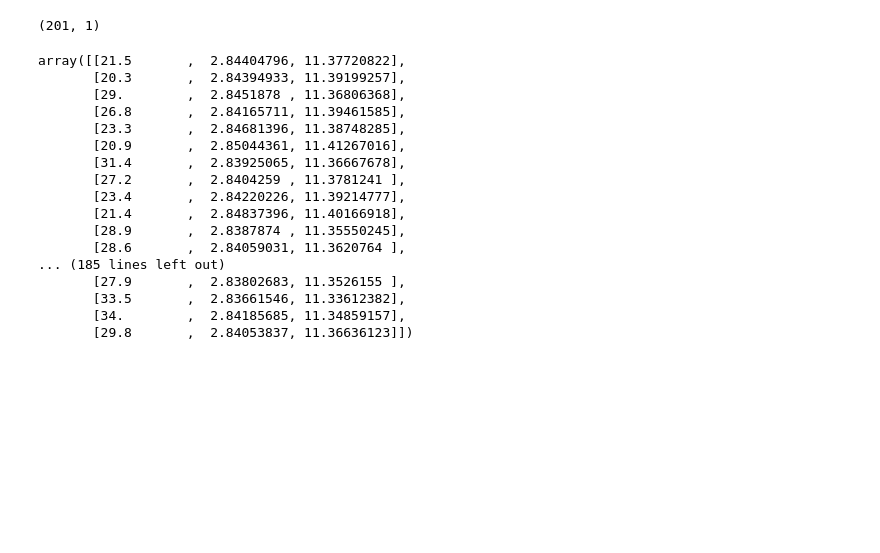
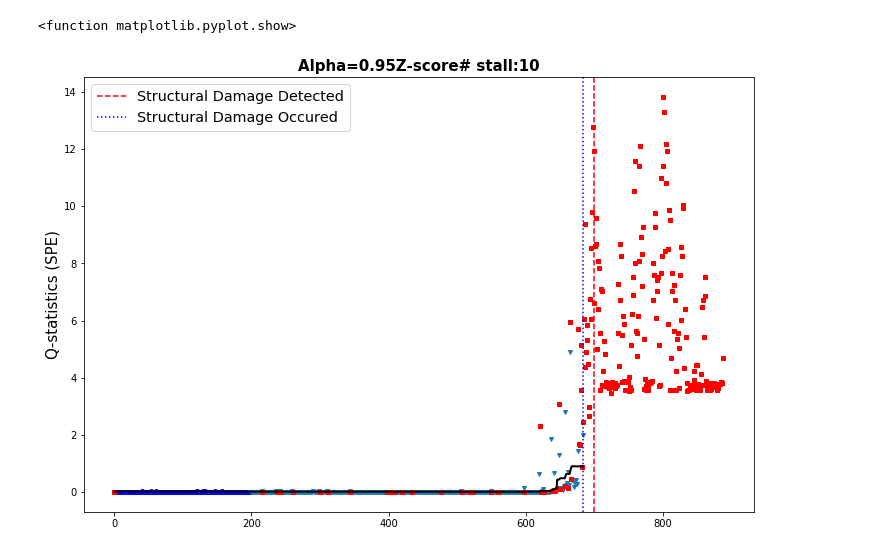
Before and after one commit to StringBottle/APCA_CAS, a Jupyter notebook: Step2_RUN_APCA_FOR_DAMAGE_DETECTION.ipynb, the cells around one changed output. Drawn from its saved outputs; the diff is of its cells as text; code cells hidden in the pictures; blank space fills up the shorter version.

```diff
--- a/Step2_RUN_APCA_FOR_DAMAGE_DETECTION.ipynb
+++ b/Step2_RUN_APCA_FOR_DAMAGE_DETECTION.ipynb
@@ -134,6 +455,8 @@ X0std=Standardization_Data(X0,mu0,sds0,numobs,SD_type);
 
 pc = PCA(X0std, standardize=False)
 loadings = pc.Wt.T
+loadings = -loadings.copy()
+loadings[:, 0] = -loadings[:, 0 ]
 cov = loadings.dot(np.diag(pc.s)).dot(pc.Wt) / (loadings.shape[0] - 1)
 scores = pc.Y
 variances = np.sort(np.linalg.eig(cov)[0])[::-1]
@@ -142,5 +465,5 @@ tscores = hotelling_tsquared(pc)
 # Extracting the retained PC  => Eq. (9) in Ref. (SHM, 2018)
 Y = np.max(np.abs(np.diff(variances)))
 IX = np.argmax(np.abs(np.diff(variances)))
-n_pc = IX
+n_pc = IX.copy()
 # %%
@@ -205,27 +530,7 @@ X1['t'] = op['t']
 
 Q['distcrit'] = np.vstack((Q['distcrit'], Q['distcrit'][-1]))
 
-for i in range(0, x1.shape[0]):
-    if 1 :
+for i in range(0, x1.shape[0]) : # size(x1,2)
+
+    X1['f'] = np.vstack((X1['f0'][-int(X1['L'][-1][0]):,:], meas[x1[i],:]))
+    X1, PC, Q = VMWPCA_update(X1,PC,Q,alpha,SD_type,x1[i],i)
-# %% [output]
-(201, 1)
-# %%
-X1['f'] = np.vstack((X1['f0'][-X1['L'][-1, 0]:] , meas[x1[i],:]))
-# %% [output]
-array([[21.5       ,  2.84404796, 11.37720822],
-       [20.3       ,  2.84394933, 11.39199257],
-       [29.        ,  2.8451878 , 11.36806368],
-       [26.8       ,  2.84165711, 11.39461585],
-       [23.3       ,  2.84681396, 11.38748285],
-       [20.9       ,  2.85044361, 11.41267016],
-       [31.4       ,  2.83925065, 11.36667678],
-       [27.2       ,  2.8404259 , 11.3781241 ],
-       [23.4       ,  2.84220226, 11.39214777],
-       [21.4       ,  2.84837396, 11.40166918],
-       [28.9       ,  2.8387874 , 11.35550245],
-       [28.6       ,  2.84059031, 11.3620764 ],
-... (185 lines left out)
-       [27.9       ,  2.83802683, 11.3526155 ],
-       [33.5       ,  2.83661546, 11.33612382],
-       [34.        ,  2.84185685, 11.34859157],
-       [29.8       ,  2.84053837, 11.36636123]])
@@ -234,13 +536,0 @@ i = 0
-# %%
-
-Q.distcrit=[Q.distcrit; Q.distcrit(end,:)];
-
-for i=1:size(x1,2)
-    if 1
-        =[; ];
-        [X1,PC,Q]=VMWPCA_update(X1,PC,Q,alpha,SD_type,x1(i),i);
-    else
-        X1.f=[X1.f; meas(x1(i),:)];
-        [X1,PC,Q]=MWPCA_update(X1,PC,Q,alpha,SD_type,x1(i),i);
-    end
-end
@@ -262,0 +537,20 @@ def VMWPCA_update(X0,PC,Q,alpha,SD_type,ind_x,ind):
+# %%
+%matplotlib inline
+
+fig = plt.figure(figsize=(12, 8))
+plt.plot(x0, Q['Qdist'][x0], 'bo', linewidth=2, markersize=4)
+plt.plot(x1, Q['Qdist'][x1], 'v', linewidth=2, markersize=4)
+
+IND_abnor = np.argwhere(PC['Updated']==0)
+IND_nor = np.argwhere(PC['Updated']==1)
+plt.plot(IND_abnor,Q['Qdist'][IND_abnor],'rs',linewidth=2, markersize=4) # Outlier and faulty samples
+plt.plot(IND_nor,Q['distcrit'][IND_nor][:,:, 0],'k-',linewidth=2, markersize=4) # Outlier and faulty samples
+plt.axvline(x = PCA_par['d_indx'][0], color = 'red', linestyle ='--', label='Structural Damage Detected')
+plt.axvline(x = IND_nor[-1, 0], color = 'blue', linestyle =':', label='Structural Damage Occured')
+plt.ylabel('Q-statistics (SPE)',fontsize=15)
+plt.title('Alpha='+str(alpha)+str(SD_type)+'# stall:'+str(PCA_par['n_stall']),fontsize=15,fontweight='bold')
+plt.legend(fontsize='x-large')
+plt.show
+# %% [output]
+<function matplotlib.pyplot.show>
+[figure, added]
```
Also changed, not shown: parts of 7 cells of this notebook, 8 other files.
